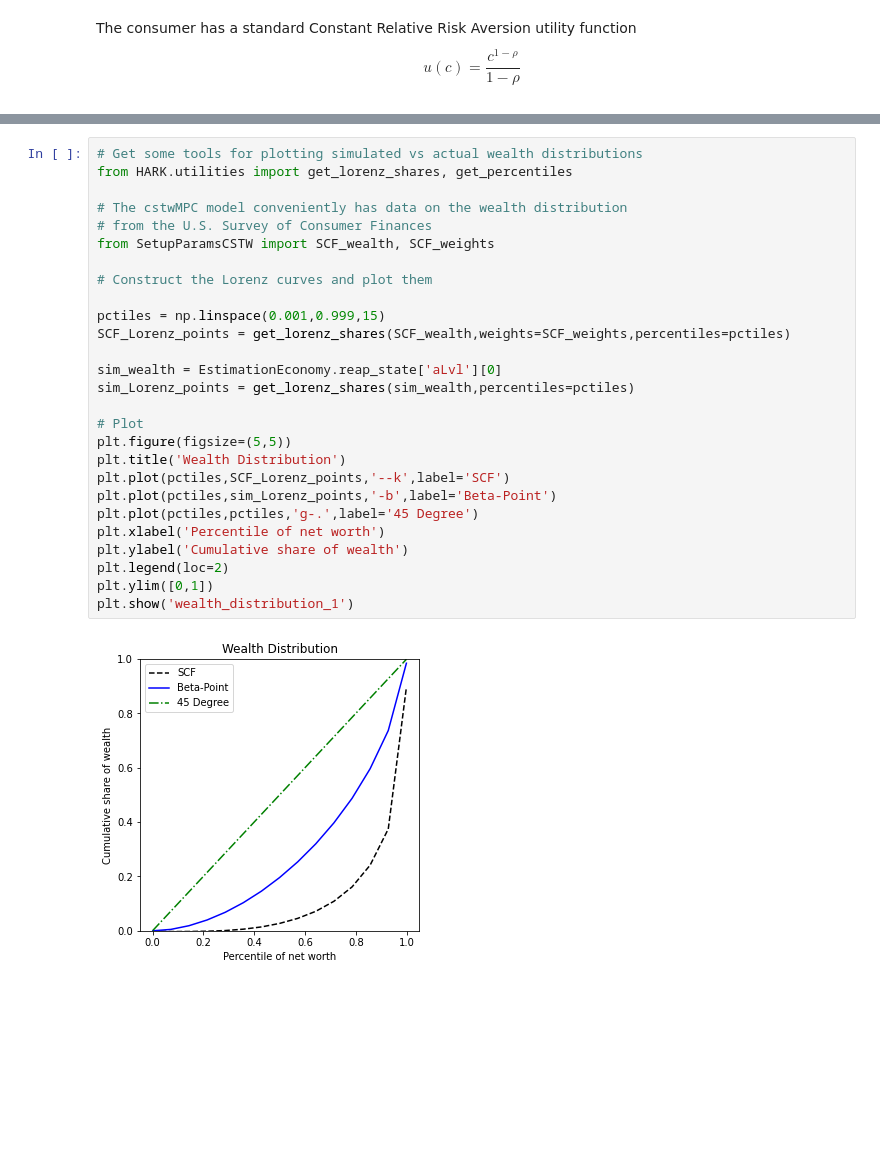
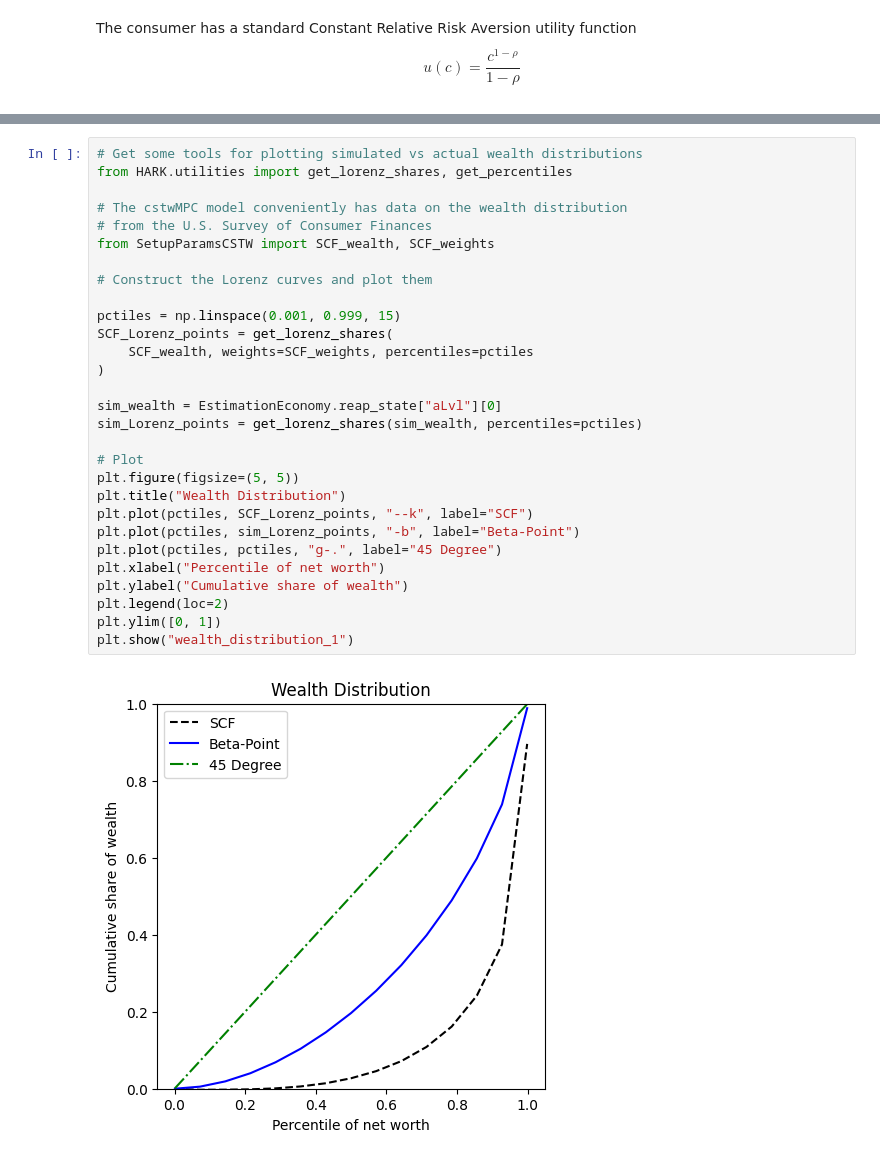
Before and after one commit to sbenthall/DistributionOfWealthMPC, a Jupyter notebook: cstwMPC.ipynb, the cells around one changed output, grey strips where cells are left out. Saved outputs shown, nothing was run; the diff lists cells and outputs as text; blank space fills up the shorter version.

```diff
--- a/cstwMPC.ipynb
+++ b/cstwMPC.ipynb
@@ -217,32 +225,34 @@ get_KY_ratio_difference tried center = 0.9851941882835409 and got -8.21956840754
 # %%
 # Get some tools for plotting simulated vs actual wealth distributions
 from HARK.utilities import get_lorenz_shares, get_percentiles
 
 # The cstwMPC model conveniently has data on the wealth distribution
 # from the U.S. Survey of Consumer Finances
 from SetupParamsCSTW import SCF_wealth, SCF_weights
 
 # Construct the Lorenz curves and plot them
 
-pctiles = np.linspace(0.001,0.999,15)
-SCF_Lorenz_points = get_lorenz_shares(SCF_wealth,weights=SCF_weights,percentiles=pctiles)
+pctiles = np.linspace(0.001, 0.999, 15)
+SCF_Lorenz_points = get_lorenz_shares(
+    SCF_wealth, weights=SCF_weights, percentiles=pctiles
+)
 
-sim_wealth = EstimationEconomy.reap_state['aLvl'][0]
-sim_Lorenz_points = get_lorenz_shares(sim_wealth,percentiles=pctiles)
+sim_wealth = EstimationEconomy.reap_state["aLvl"][0]
+sim_Lorenz_points = get_lorenz_shares(sim_wealth, percentiles=pctiles)
 
 # Plot
-plt.figure(figsize=(5,5))
-plt.title('Wealth Distribution')
-plt.plot(pctiles,SCF_Lorenz_points,'--k',label='SCF')
-plt.plot(pctiles,sim_Lorenz_points,'-b',label='Beta-Point')
-plt.plot(pctiles,pctiles,'g-.',label='45 Degree')
-plt.xlabel('Percentile of net worth')
-plt.ylabel('Cumulative share of wealth')
+plt.figure(figsize=(5, 5))
+plt.title("Wealth Distribution")
+plt.plot(pctiles, SCF_Lorenz_points, "--k", label="SCF")
+plt.plot(pctiles, sim_Lorenz_points, "-b", label="Beta-Point")
+plt.plot(pctiles, pctiles, "g-.", label="45 Degree")
+plt.xlabel("Percentile of net worth")
+plt.ylabel("Cumulative share of wealth")
 plt.legend(loc=2)
-plt.ylim([0,1])
-plt.show('wealth_distribution_1')
+plt.ylim([0, 1])
+plt.show("wealth_distribution_1")
 # %% [output]
-[figure, old version]
+[figure, new version]
 # %% [markdown]
 ## Time Preference Heterogeneneity
 
```
Also changed, not shown: parts of 10 cells of this notebook, 2 other files.
